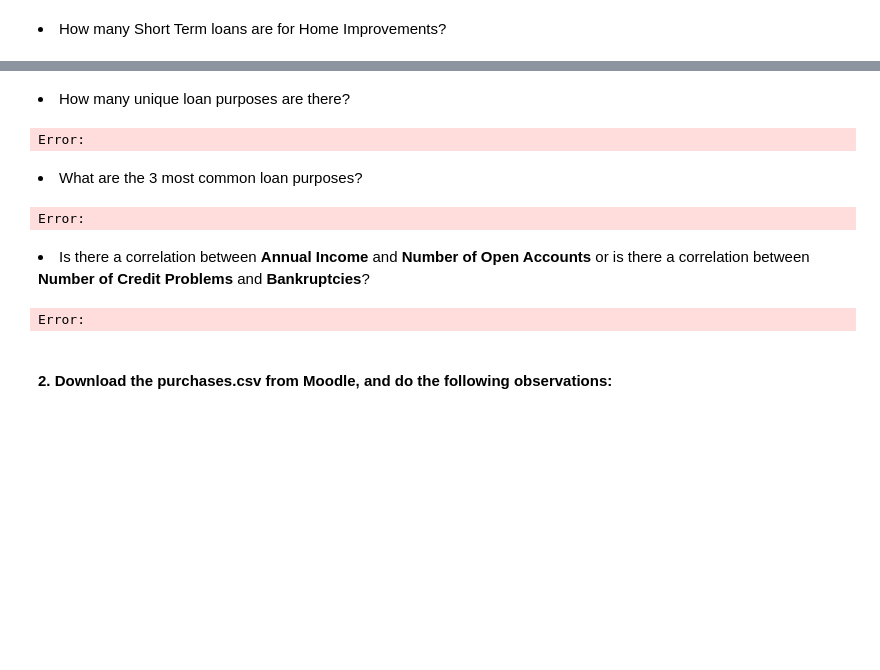
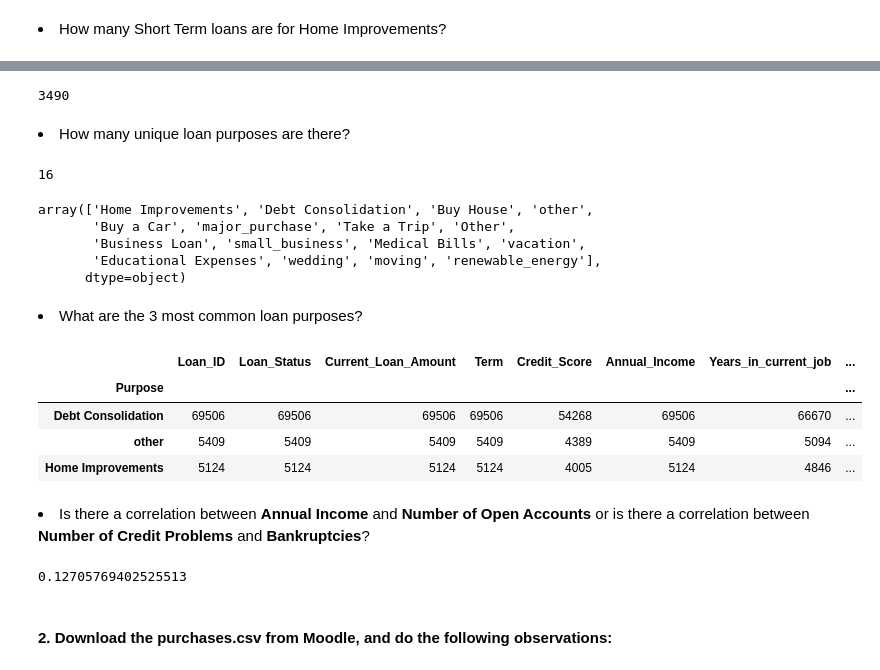
Before and after one commit to KirSobolev/Introduction-to-data-analytics, a Jupyter notebook: Exercise_set_2_Pandas/DataAnalyticsExerciseSet2.ipynb, the cells around one changed output, grey strips where cells are left out. Drawn from its saved outputs; the diff is of its cells as text; code cells hidden in the pictures; blank space fills up the shorter version.

```diff
--- a/Exercise_set_2_Pandas/DataAnalyticsExerciseSet2.ipynb
+++ b/Exercise_set_2_Pandas/DataAnalyticsExerciseSet2.ipynb
@@ -157,20 +136,48 @@ Error:
+# %%
+# produce code that shows how many of the Short Term loans are for Home Improvements
+print(len(df[(df['Term'] == "Short Term") & (df['Purpose'] == "Home Improvements")]))
+
+# and operator didn't work in this case. Googling for the solution ended up here:
+# The or and and Python statements require truth-values.
+# For pandas, these are considered ambiguous,
+# so you should use "bitwise" | (or) or & (and) operations:
+# %% [output]
+3490
 # %% [markdown]
 <li>How many unique loan purposes are there?</li>
 # %%
 # produce code that shows how many unique loan purposes there are
+print(len(df.groupby('Purpose')))
 # %% [output]
-Error:
+16
+# %%
+# Or using unique() method
+df['Purpose'].unique()
+# %% [output]
+array(['Home Improvements', 'Debt Consolidation', 'Buy House', 'other',
+       'Buy a Car', 'major_purchase', 'Take a Trip', 'Other',
+       'Business Loan', 'small_business', 'Medical Bills', 'vacation',
+       'Educational Expenses', 'wedding', 'moving', 'renewable_energy'],
+      dtype=object)
 # %% [markdown]
 <li>What are the 3 most common loan purposes?</li>
 # %%
 # produce code that shows the 3 most common loan purposes
+# Firstly data is grouped by purpose, then counted and sorted.
+df.groupby('Purpose').count().sort_values('Loan_ID', ascending=False)[:3]
 # %% [output]
-Error:
+|  | Loan_ID | Loan_Status | Current_Loan_Amount | Term | Credit_Score | Annual_Income | Years_in_current_job | ... |
+| Purpose |  |  |  |  |  |  |  | ... |
+| Debt Consolidation | 69506 | 69506 | 69506 | 69506 | 54268 | 69506 | 66670 | ... |
+| other | 5409 | 5409 | 5409 | 5409 | 4389 | 5409 | 5094 | ... |
+| Home Improvements | 5124 | 5124 | 5124 | 5124 | 4005 | 5124 | 4846 | ... |
 # %% [markdown]
 <li>Is there a correlation between <b>Annual Income</b> and <b>Number of Open Accounts</b> or is there a correlation between <b>Number of Credit Problems</b> and <b>Bankruptcies</b>?</li>
 # %%
 # produce code that shows which correlation statement is true
+# The correlation here is quite weak
+df['Annual_Income'].corr(df['Number_of_Open_Accounts'])
 # %% [output]
-Error:
+0.12705769402525513
 # %% [markdown]
 <h4><b>2. Download the purchases.csv from Moodle, and do the following observations:</b></h4>
```
Also changed, not shown: parts of 22 cells of this notebook, 2 other files.
